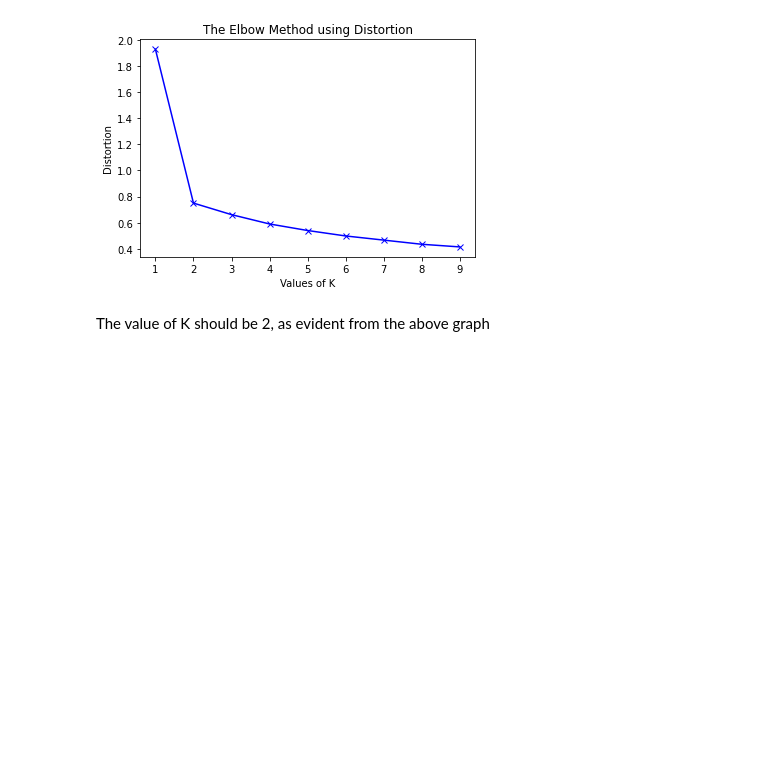
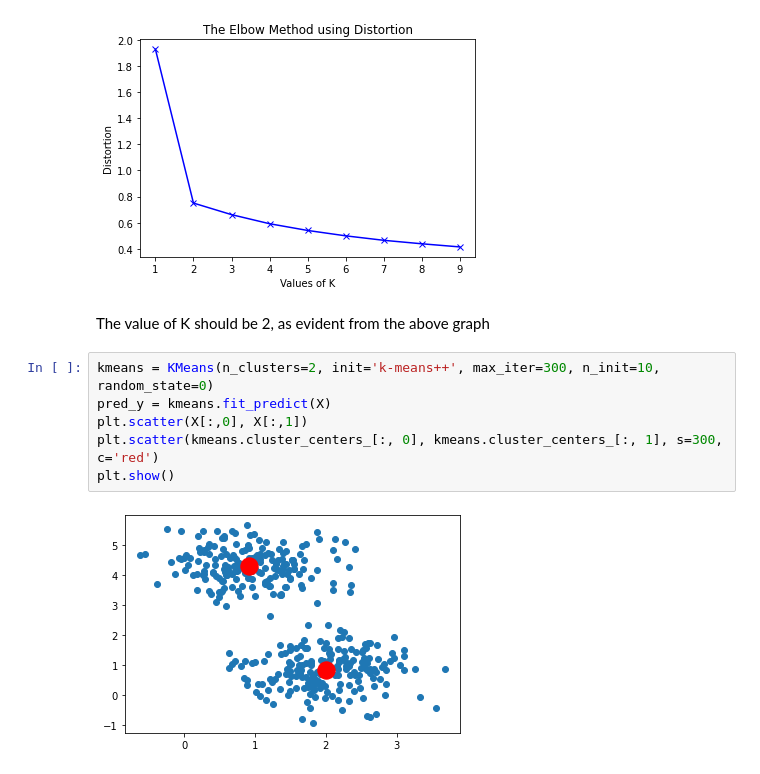
Before and after one commit to gautumsvp7/SolarDataSetPublic, a Jupyter notebook: Solar_Dataset.ipynb, the cells around one changed output. Drawn from its saved outputs; the diff is of its cells as text; blank space fills up the shorter version.

```diff
--- a/Solar_Dataset.ipynb
+++ b/Solar_Dataset.ipynb
@@ -232,3 +243,11 @@ plt.show()
 [figure]
 # %% [markdown]
 The value of K should be 2, as evident from the above graph
+# %%
+kmeans = KMeans(n_clusters=2, init='k-means++', max_iter=300, n_init=10, random_state=0)
+pred_y = kmeans.fit_predict(X)
+plt.scatter(X[:,0], X[:,1])
+plt.scatter(kmeans.cluster_centers_[:, 0], kmeans.cluster_centers_[:, 1], s=300, c='red')
+plt.show()
+# %% [output]
+[figure, added]
```
Also changed, not shown: parts of 4 cells of this notebook.
